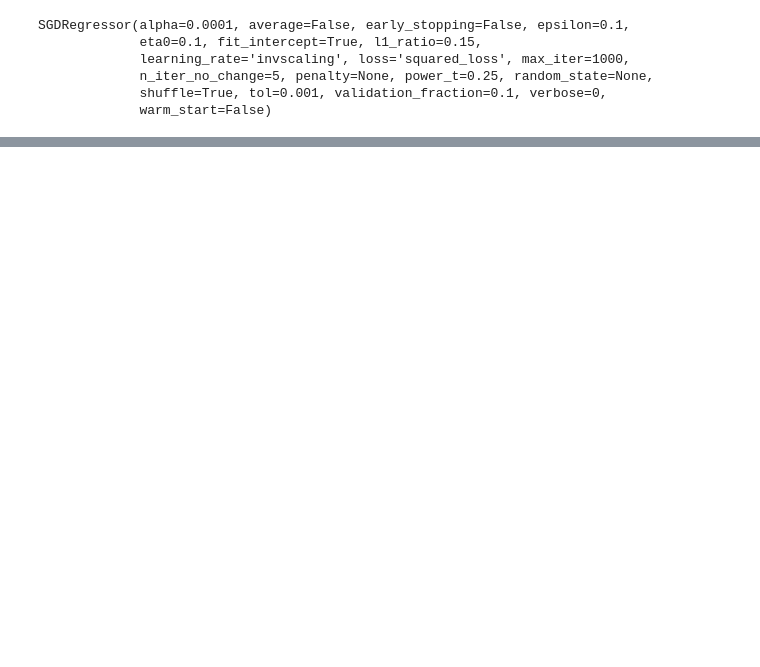
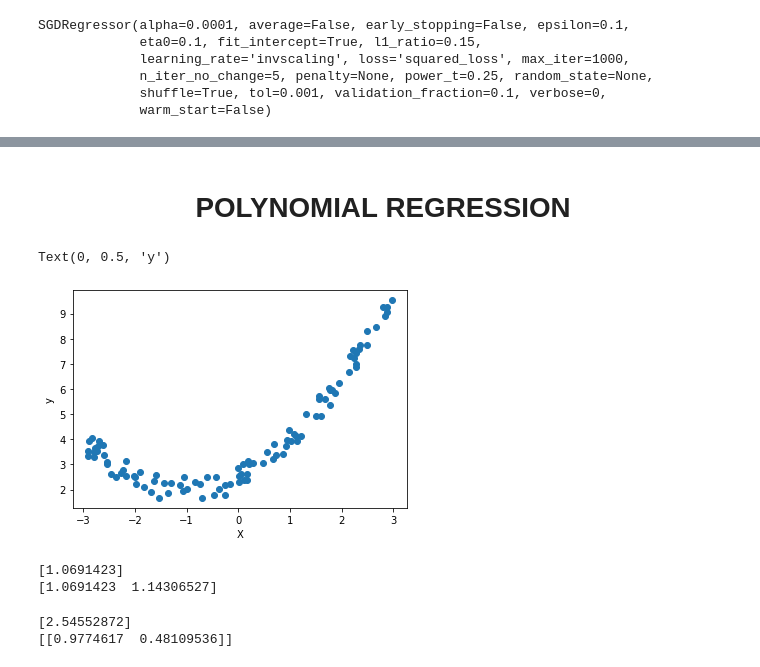
Before and after one commit to DhurbaBrl/machine_learning_book, a Jupyter notebook: training_models.ipynb, the cells around one changed output, grey strips where cells are left out. Saved outputs shown, nothing was run; the diff lists cells and outputs as text; code cells hidden in the pictures; blank space fills up the shorter version.

Commit message:
training models all

```diff
--- a/training_models.ipynb
+++ b/training_models.ipynb
@@ -130,0 +138,33 @@ print(sgd_reg.coef_)
+# %% [markdown]
+# <div align='center'>**POLYNOMIAL** **REGRESSION**</div>
+# %%
+#generate random data with y as quadratic
+X=6*np.random.rand(100,1)-3  #tweak this to make quadratic
+y=0.5*X**2+X+2+np.random.rand(100,1)
+
+#plot the data
+plt.scatter(X,y)
+plt.xlabel('X')
+plt.ylabel('y')
+# %% [output]
+Text(0, 0.5, 'y')
+[figure, added]
+# %%
+#add powers of the features as new features of the degree 2
+ploy=PolynomialFeatures(degree=2,include_bias=False)
+X_ploy=ploy.fit_transform(X)
+print(X[0])
+print(X_ploy[0])
+# %% [output]
+[1.0691423]
+[1.0691423  1.14306527]
+# %%
+#train the model with linear regression
+lin_reg=LinearRegression()
+lin_reg.fit(X_ploy,y)
+
+print(lin_reg.intercept_)
+print(lin_reg.coef_)
+# %% [output]
+[2.54552872]
+[[0.9774617  0.48109536]]
```
Also changed, not shown: parts of 42 cells of this notebook.
